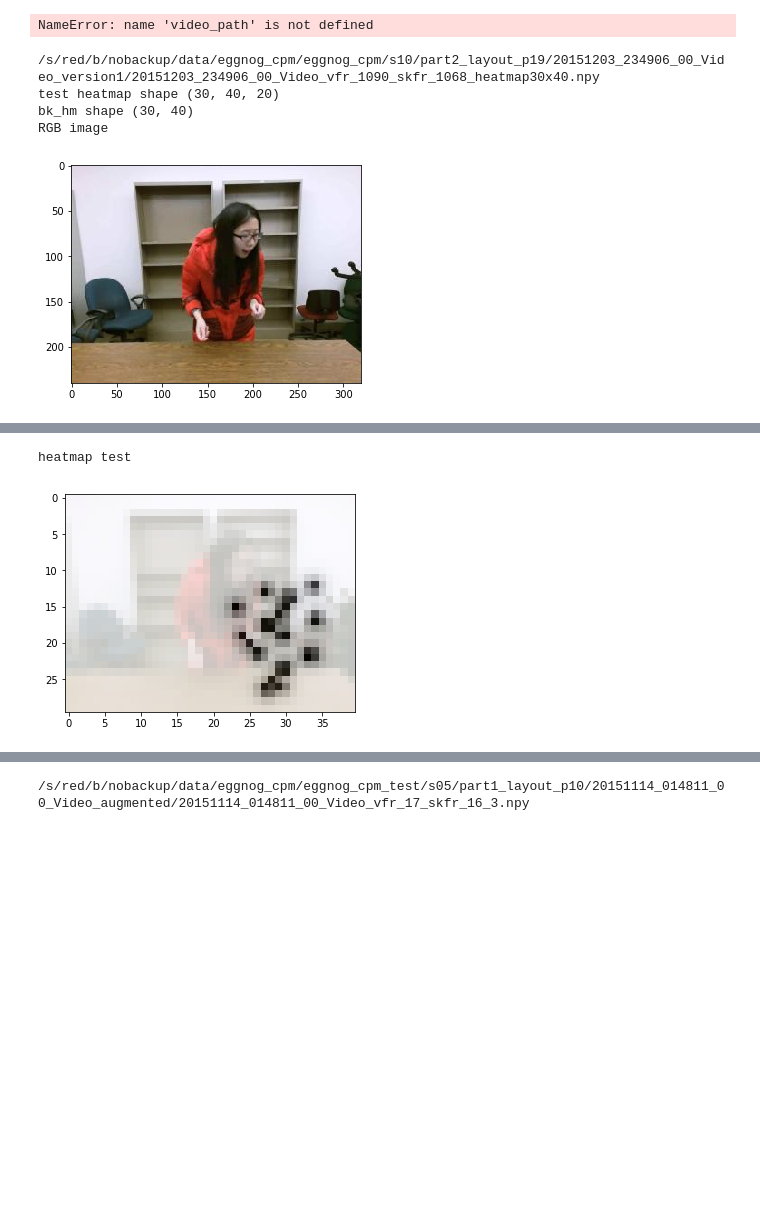
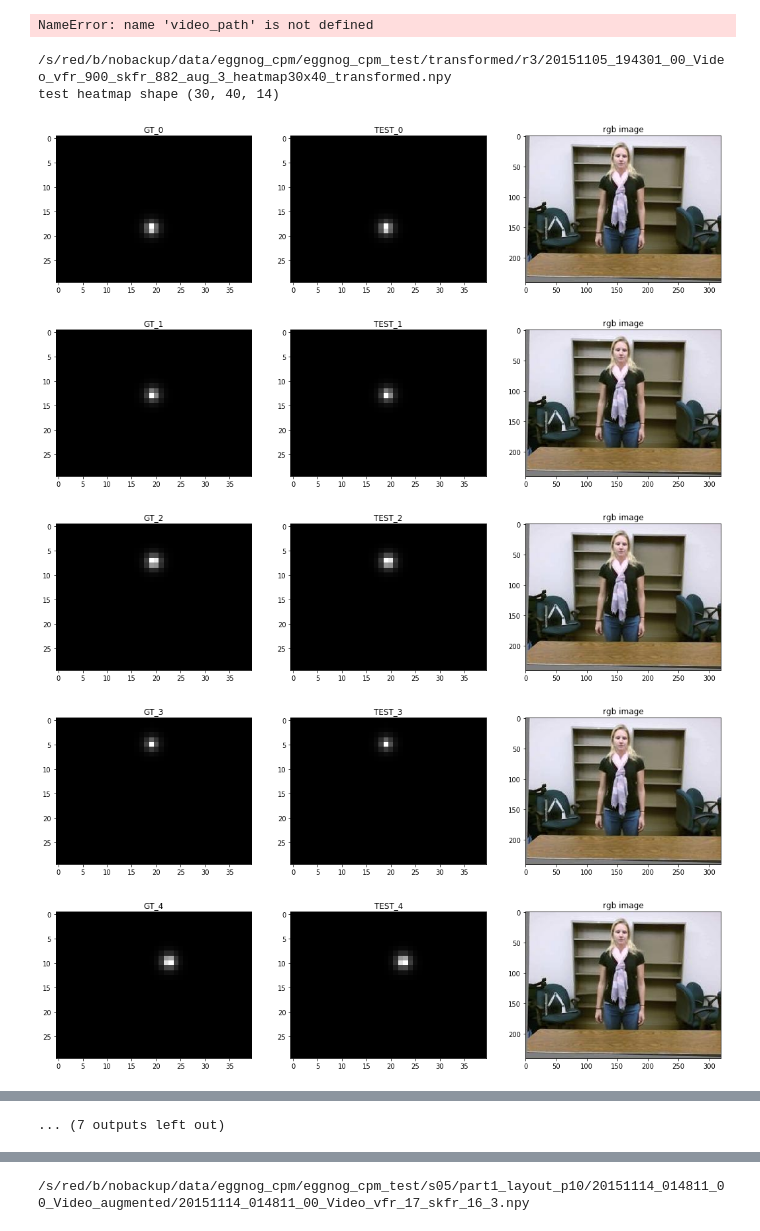
Before and after one commit to GuruMulay/Adapting-RGB-Pose-Estimation-to-New-Domains, a Jupyter notebook: training/gt_visualizer.ipynb, the cells around one changed output, grey strips where cells are left out. Saved outputs shown, nothing was run; the diff lists cells and outputs as text; code cells hidden in the pictures; blank space fills up the shorter version.

Commit message:
Working version of Lesser Joints network, removed hand joints as of now; Need to refactor and add NotImplementedError code

```diff
--- a/training/gt_visualizer.ipynb
+++ b/training/gt_visualizer.ipynb
@@ -67,7 +67,8 @@ gt_file_pre = "20151116_230144_00_Video_vfr_1005_skfr_996"
 # gt_file_pre = "20151113_224707_00_Video_vfr_1015_skfr_990"
 # %%
 ## list directory of output transformed images
-transformed_dir = "/s/red/b/nobackup/data/eggnog_cpm/eggnog_cpm/s10/part2_layout_p19/20151203_234906_00_Video_version1"
+transformed_dir = "/s/red/b/nobackup/data/eggnog_cpm/eggnog_cpm_test/transformed/r3/"
+# "/s/red/b/nobackup/data/eggnog_cpm/eggnog_cpm/s10/part2_layout_p19/20151203_234906_00_Video_version1"
 # "/s/red/b/nobackup/data/eggnog_cpm/eggnog_cpm/s10/part2_layout_p19/20151203_234805_00_Video_augmented"
 # "/s/red/b/nobackup/data/eggnog_cpm/eggnog_cpm/s01/part2_layout_p01/20151105_194301_00_Video_augmented"
 # "/s/red/b/nobackup/data/eggnog_cpm/eggnog_cpm/s02/part2_lay_out_p03/20151106_222352_00_Video_augmented/"
@@ -81,7 +82,7 @@ transformed_dir = "/s/red/b/nobackup/data/eggnog_cpm/eggnog_cpm/s10/part2_layout
 tx_imgs = [im for im in sorted(os.listdir(transformed_dir)) if im.endswith('.jpg')]
 # print("tx_imgs len and [0]", len(tx_imgs), tx_imgs[0])
 
-image_idx = 100
+image_idx = 310
 
 
 # original image 240x320
@@ -273,20 +274,20 @@ titles = []  # titles for images above
 len_hm = test_heatmap.shape[2]
 
 
-# for i in range(test_heatmap.shape[2]):
-# #     if i == test_heatmap.shape[2] - 1:
-#     #2 faster
-#     images.append(gt_heatmap[:,:,i])  #
-#     images.append(test_heatmap[:,:,i])  #
-#     images.append(rgb_image)
+for i in range(test_heatmap.shape[2]):
+#     if i == test_heatmap.shape[2] - 1:
+    #2 faster
+    images.append(gt_heatmap[:,:,i])  #
+    images.append(test_heatmap[:,:,i])  #
+    images.append(rgb_image)
 
-#     titles.append('GT_' + str(i))
-#     titles.append('TEST_' + str(i))
-#     titles.append('rgb image')
+    titles.append('GT_' + str(i))
+    titles.append('TEST_' + str(i))
+    titles.append('rgb image')
 
-#     show_images(images, 1, titles)
-#     images = []
-#     titles = []
+    show_images(images, 1, titles)
+    images = []
+    titles = []
 
 
 bk_hm = test_heatmap[:,:,len_hm-1]
@@ -312,35 +313,37 @@ plt.show()
 #     if i == 19:
 #         plt.figure(1)
 #         plt.imshow(test_heatmap[:,:,i], cmap=plt.get_cmap('gray'), vmin=0, vmax=1)
 #         plt.show()
 #         print("max, min, test_heatmap i = ", test_heatmap[:,:,i].max(), test_heatmap[:,:,i].min())
 
 # # original image
 # images.append(rgb_image)
 # titles.append('rgb image')
 # print("images len", len(images))
 # show_images(images, 11, titles)
 
 
 # if success:
 #     print("frame.shape", frame.shape)
 #     img_full = frame[...,::-1]
 #     img_central = img_full[:, 240:(1920-240), :]
 #     print("original full rgb image =")
 #     plt.figure(num=None, figsize=(14, 14), dpi=80, facecolor='w', edgecolor='k')
 #     plt.imshow(img_full, alpha=0.25)
 #     plt.scatter(x=rgb_kp[...,0], y=rgb_kp[...,1], c='r', s=10)
 #     for p in paf_pairs_indices:
 # #         print(p)
 # #         print([rgb_kp[p[0]][0], rgb_kp[p[1]][0]], [rgb_kp[p[0]][1], rgb_kp[p[1]][1]])
 # #         print(rgb_kp[p[0]], rgb_kp[p[1]])
 #         plt.plot([rgb_kp[p[0]][0], rgb_kp[p[1]][0]], [rgb_kp[p[0]][1], rgb_kp[p[1]][1]], 'b-', lw=1)
 # #         plt.plot(rgb_kp[p[0]], rgb_kp[p[1]], 'b-', lw=1)
 
 #     plt.show()
 # %% [output]
-/s/red/b/nobackup/data/eggnog_cpm/eggnog_cpm/s10/part2_layout_p19/20151203_234906_00_Video_version1/20151203_234906_00_Video_vfr_1090_skfr_1068_heatmap30x40.npy
-test heatmap shape (30, 40, 20)
-bk_hm shape (30, 40)
-RGB image
+/s/red/b/nobackup/data/eggnog_cpm/eggnog_cpm_test/transformed/r3/20151105_194301_00_Video_vfr_900_skfr_882_aug_3_heatmap30x40_transformed.npy
+test heatmap shape (30, 40, 14)
-[figure, old version]
+[figure, new version]
+[figure, new version]
+[figure, added]
+[figure, added]
+[figure, added]
@@ -347,5 +356,4 @@ RGB image
-heatmap test
+... (7 outputs left out)
-[figure, old version]
 # %%
 # show pafs
 
```
Also changed, not shown: parts of 3 cells of this notebook, 5 other files.
